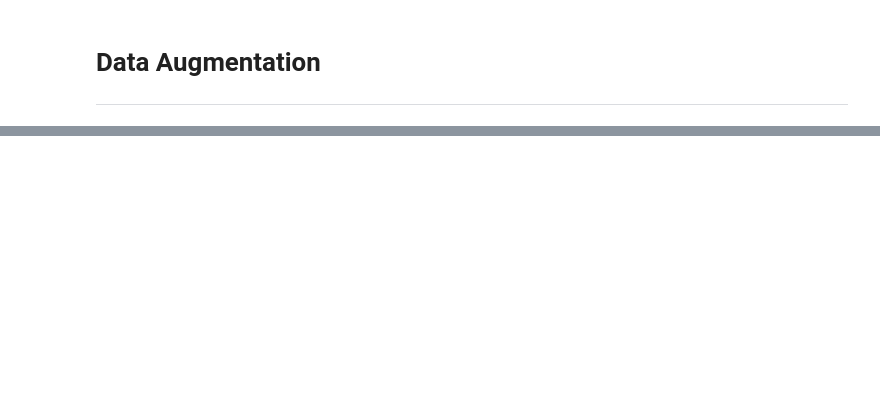
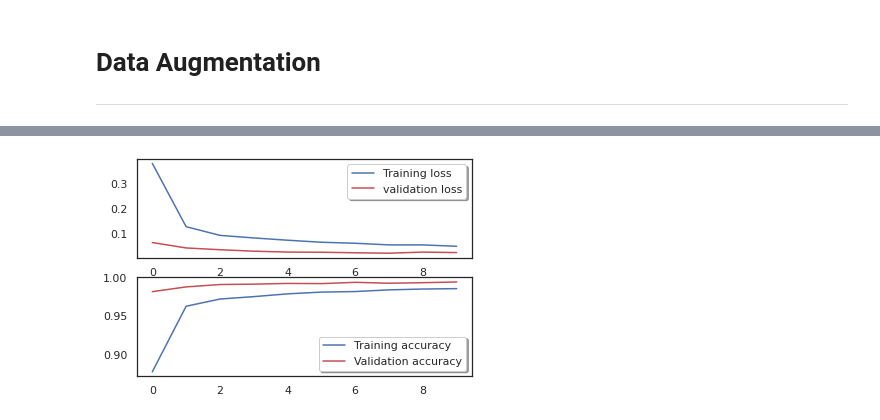
Before and after one commit to SamuelBFG/DL-studies, a Jupyter notebook: Kaggle/MNIST.ipynb, the cells around one changed output, grey strips where cells are left out. Drawn from its saved outputs; the diff is of its cells as text; code cells hidden in the pictures; blank space fills up the shorter version.

Commit message:
mnist with data augmentation

```diff
--- a/Kaggle/MNIST.ipynb
+++ b/Kaggle/MNIST.ipynb
@@ -165,6 +165,9 @@ test_data = test_data / 255.0
 Train and test images (28px x 28px) has been stock into a Dataframe as 1D vectors of 784 values.
 
 Reshaping all data to 28x28x1 3D matrices.
+# %%
+train_data = train_data.values.reshape(-1,28,28,1)
+test_data = test_data.values.reshape(-1,28,28,1)
 # %% [markdown]
 ### 4. Labels one-hot encoding
 # %%
@@ -209,7 +232,7 @@ model.compile(optimizer = Adam(lr=0.001),
               loss = "categorical_crossentropy",
               metrics=["accuracy"])
 # %%
-learning_rate_reduction = ReduceLROnPlateau(monitor='val_acc',
+learning_rate_reduction = ReduceLROnPlateau(monitor='val_accuracy',
                                             patience=3,
                                             verbose=1,
                                             factor=0.5,
@@ -238,6 +264,6 @@ ValueError: ignored
 # %%
-history = model.fit(train_data, train_labels,
-                    batch_size = 64,
-                    epochs = 5,
-                    validation_data = (train_data_val, train_labels_val), verbose = 2)
+history = model.fit(datagen.flow(train_data,train_labels, batch_size=64),
+                              epochs = 10, validation_data = (train_data_val,train_labels_val),
+                              verbose = 2, steps_per_epoch=train_data.shape[0] // 64
+                              , callbacks=[learning_rate_reduction])
 # %% [output]
@@ -245,0 +290,12 @@ ValueError: ignored
+# %%
+# Plot the loss and accuracy curves for training and validation
+fig, ax = plt.subplots(2,1)
+ax[0].plot(history.history['loss'], color='b', label="Training loss")
+ax[0].plot(history.history['val_loss'], color='r', label="validation loss",axes =ax[0])
+legend = ax[0].legend(loc='best', shadow=True)
+
+ax[1].plot(history.history['accuracy'], color='b', label="Training accuracy")
+ax[1].plot(history.history['val_accuracy'], color='r',label="Validation accuracy")
+legend = ax[1].legend(loc='best', shadow=True)
+# %% [output]
+[figure, added]
```
Also changed, not shown: parts of 10 cells of this notebook.
